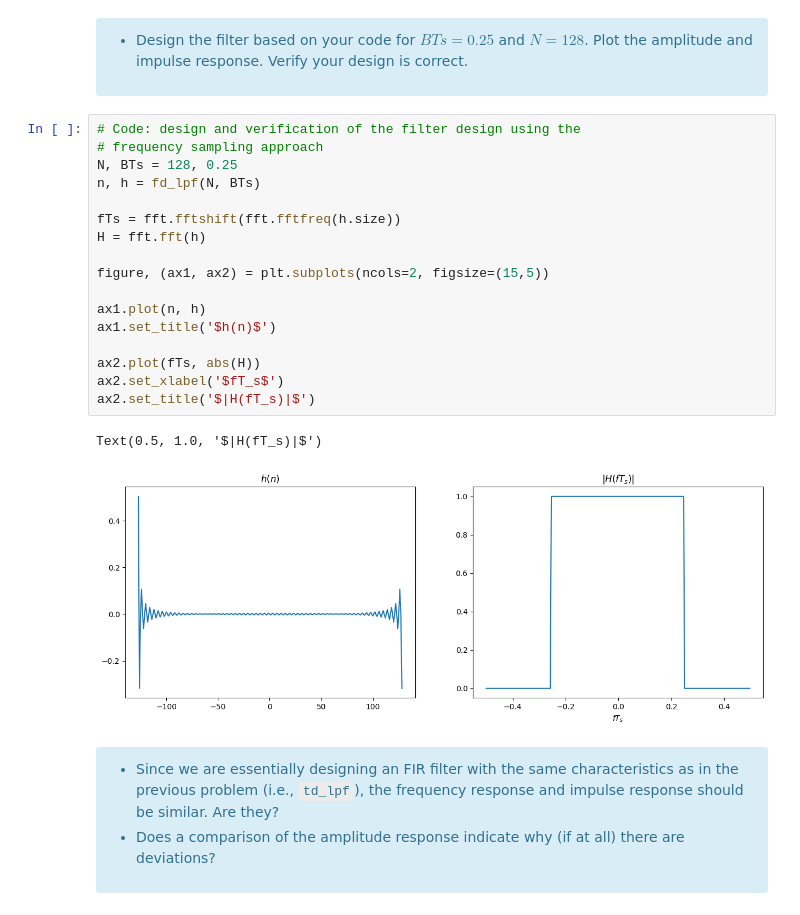
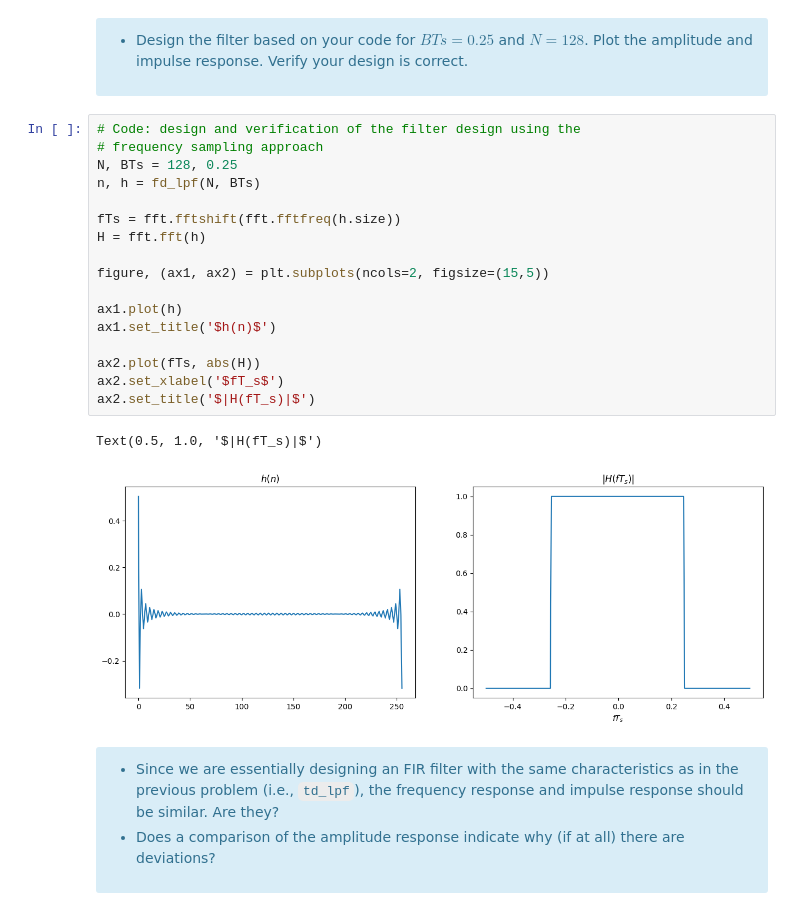
Before and after one commit to vbelpair/Ugent, a Jupyter notebook: Medical_Signal_Processing_and_Statistics/assignment_4/ex04_vincent.ipynb, the cells around one changed output. Saved outputs shown, nothing was run; the diff lists cells and outputs as text.

```diff
--- a/Medical_Signal_Processing_and_Statistics/assignment_4/ex04_vincent.ipynb
+++ b/Medical_Signal_Processing_and_Statistics/assignment_4/ex04_vincent.ipynb
@@ -247,23 +247,23 @@ def fd_lpf(N,BTs):
 # %%
 # Code: design and verification of the filter design using the
 # frequency sampling approach
 N, BTs = 128, 0.25
 n, h = fd_lpf(N, BTs)
 
 fTs = fft.fftshift(fft.fftfreq(h.size))
 H = fft.fft(h)
 
 figure, (ax1, ax2) = plt.subplots(ncols=2, figsize=(15,5))
 
-ax1.plot(n, h)
+ax1.plot(h)
 ax1.set_title('$h(n)$')
 
 ax2.plot(fTs, abs(H))
 ax2.set_xlabel('$fT_s$')
 ax2.set_title('$|H(fT_s)|$')
 # %% [output]
 Text(0.5, 1.0, '$|H(fT_s)|$')
-[figure, old version]
+[figure, new version]
 # %% [markdown]
 <div class="alert alert-info">
 
```
Also changed, not shown: parts of 9 cells of this notebook.
